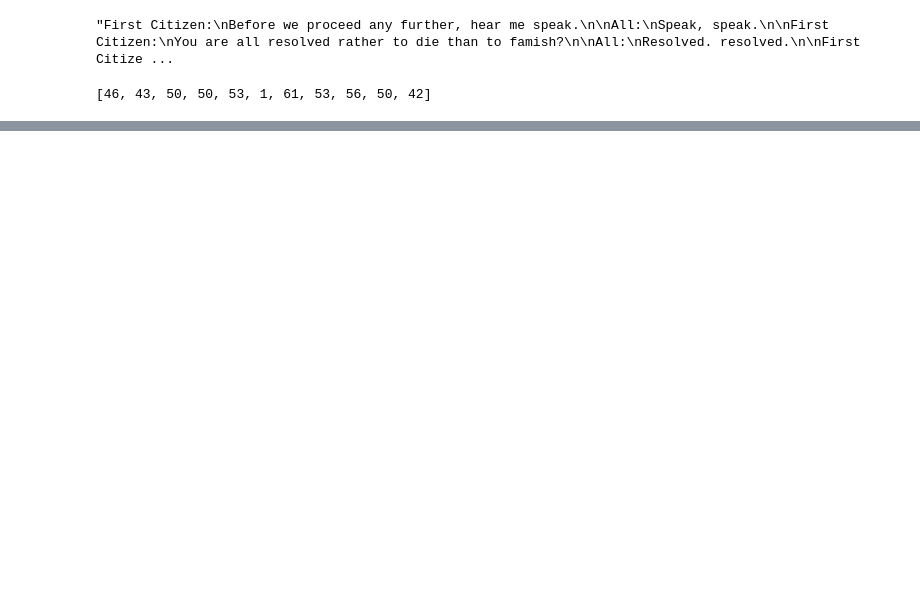
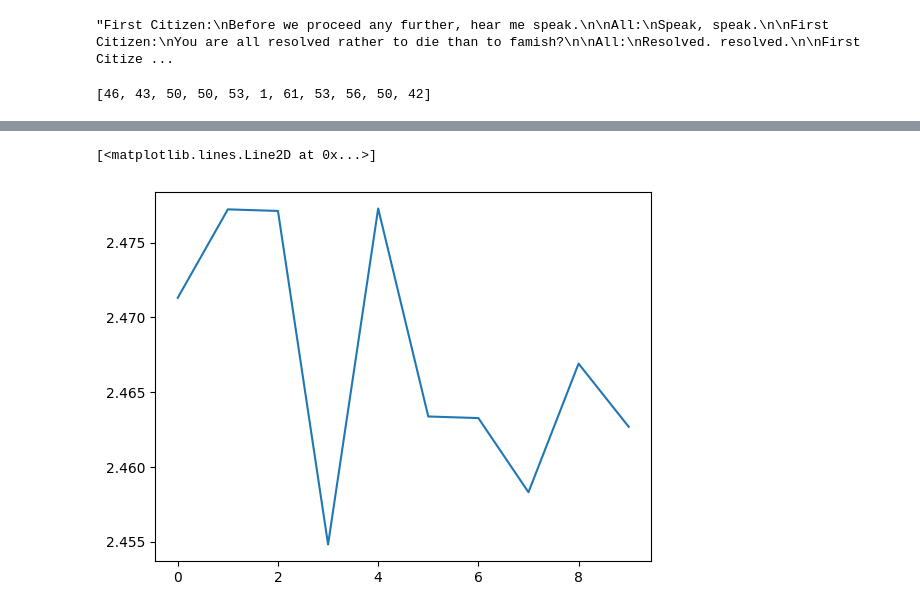
Before and after one commit to jean-kunz/cop_gpt, a Jupyter notebook: nbs/mingpt.ipynb, the cells around one changed output, grey strips where cells are left out. Saved outputs shown, nothing was run; the diff lists cells and outputs as text; code cells hidden in the pictures; blank space fills up the shorter version.

Commit message:
udate and clean bigram

```diff
--- a/nbs/mingpt.ipynb
+++ b/nbs/mingpt.ipynb
@@ -229,0 +113,41 @@ emb.weight
+# %%
+model = BigramModel(vocab_size)
+model = model.to(device)
+# %%
+optimizer = torch.optim.AdamW(model.parameters(), lr=1e-3)
+# %%
+@torch.no_grad()
+def estimate_loss():
+    out = {}
+    model.eval()
+    for split in ["train", "val"]:
+        losses = torch.zeros(eval_iters)
+        for k in range(eval_iters):
+            X, Y = get_batch(split)
+            logits, loss = model(X, Y)
+            losses[k] = loss.item()
+        out[split] = losses.mean()
+    model.train()
+    return out
+
+
+train_losses = []
+for iter in range(max_iters):
+    # every once in a while evaluate the loss on train and val sets
+    if iter % eval_interval == 0:
+        losses = estimate_loss()
+        train_losses.append(losses["train"].item())
+        print(f"step {iter}: train loss {losses['train']:.4f}, val loss {losses['val']:.4f}")
+
+    # sample a batch of data
+    xb, yb = get_batch("train")
+
+    # evaluate the loss
+    logits, loss = model(xb, yb)
+    optimizer.zero_grad(set_to_none=True)
+    loss.backward()
+    optimizer.step()
+
+# generate from the model
+context = torch.zeros((1, 1), dtype=torch.long, device=device)
+print(decode(model.generate(context, max_new_tokens=500)[0].tolist()))
@@ -230,3 +185,8 @@ emb.weight
+# %%
+plt.plot(np.array(train_losses))
+# %% [output]
+[<matplotlib.lines.Line2D at 0x...>]
+[figure, added]
 # %%
 # | hide
 import nbdev
```
Also changed, not shown: parts of 17 cells of this notebook.
